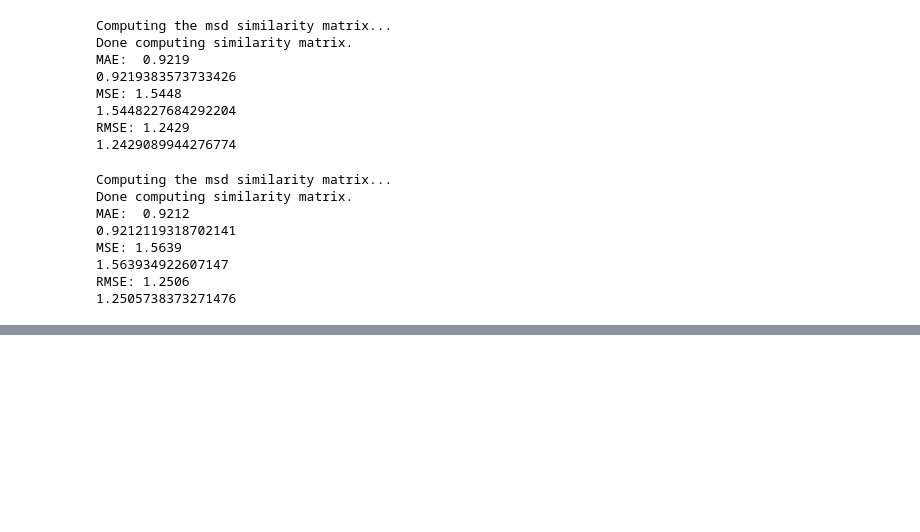
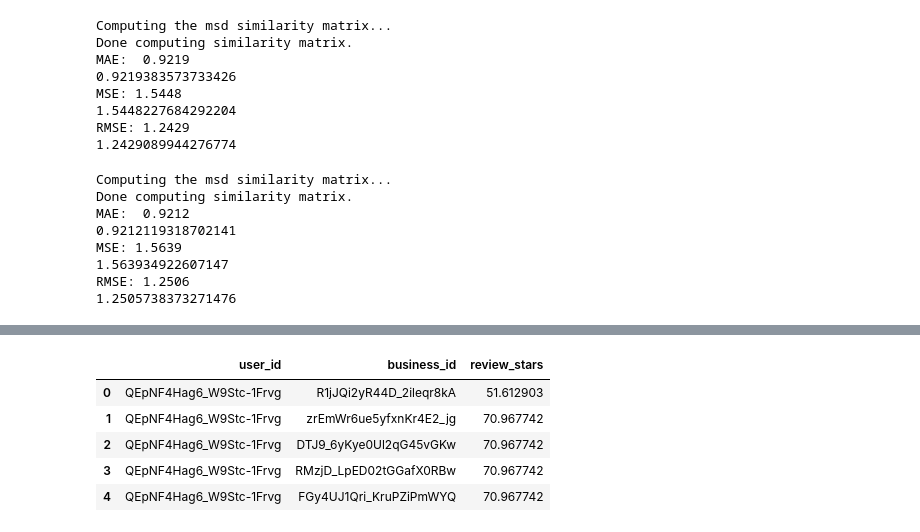
Before and after one commit to unclebrod/YelpRecommender, a Jupyter notebook: workbook.ipynb, the cells around one changed output, grey strips where cells are left out. Cells and saved outputs as stored; diff of their text form; code cells hidden in the pictures; blank space fills up the shorter version.

```diff
--- a/workbook.ipynb
+++ b/workbook.ipynb
@@ -1091,0 +1373,9 @@ gs.fit(data_3)
+# %%
+percentile_df.head()
+# %% [output]
+|  | user_id | business_id | review_stars |
+| 0 | QEpNF4Hag6_W9Stc-1Frvg | R1jJQi2yR44D_2ileqr8kA | 51.612903 |
+| 1 | QEpNF4Hag6_W9Stc-1Frvg | zrEmWr6ue5yfxnKr4E2_jg | 70.967742 |
+| 2 | QEpNF4Hag6_W9Stc-1Frvg | DTJ9_6yKye0Ul2qG45vGKw | 70.967742 |
+| 3 | QEpNF4Hag6_W9Stc-1Frvg | RMzjD_LpED02tGGafX0RBw | 70.967742 |
+| 4 | QEpNF4Hag6_W9Stc-1Frvg | FGy4UJ1Qri_KruPZiPmWYQ | 70.967742 |
```
Also changed, not shown: parts of 22 cells of this notebook.
